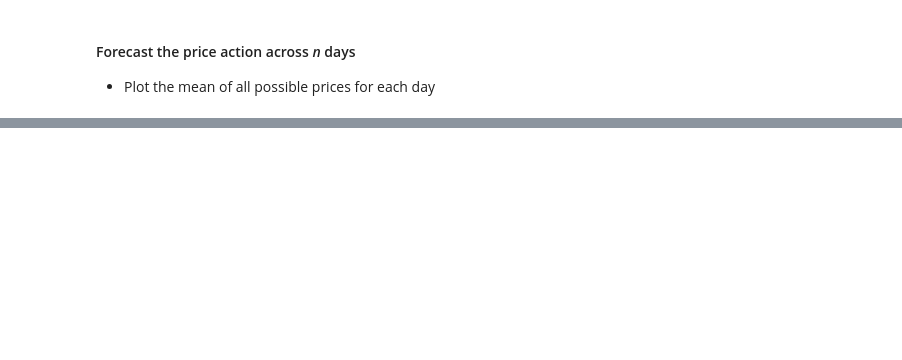
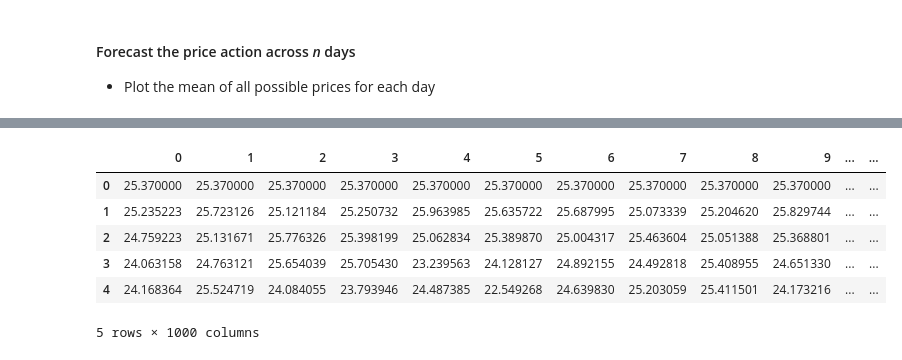
Before and after one commit to pntt/monte_carlo_stocks, a Jupyter notebook: notebooks/analysis_asx_bhp.ipynb, the cells around one changed output, grey strips where cells are left out. Saved outputs shown, nothing was run; the diff lists cells and outputs as text; code cells hidden in the pictures; blank space fills up the shorter version.

```diff
--- a/notebooks/analysis_asx_bhp.ipynb
+++ b/notebooks/analysis_asx_bhp.ipynb
@@ -231,0 +318,10 @@ forecasts.mean(axis=1).plot(title="Mean BHP Price")
+# %%
+forecasts2.head()
+# %% [output]
+|  | 0 | 1 | 2 | 3 | 4 | 5 | 6 | 7 | 8 | 9 | ... | ... |
+| 0 | 25.370000 | 25.370000 | 25.370000 | 25.370000 | 25.370000 | 25.370000 | 25.370000 | 25.370000 | 25.370000 | 25.370000 | ... | ... |
+| 1 | 25.235223 | 25.723126 | 25.121184 | 25.250732 | 25.963985 | 25.635722 | 25.687995 | 25.073339 | 25.204620 | 25.829744 | ... | ... |
+| 2 | 24.759223 | 25.131671 | 25.776326 | 25.398199 | 25.062834 | 25.389870 | 25.004317 | 25.463604 | 25.051388 | 25.368801 | ... | ... |
+| 3 | 24.063158 | 24.763121 | 25.654039 | 25.705430 | 23.239563 | 24.128127 | 24.892155 | 24.492818 | 25.408955 | 24.651330 | ... | ... |
+| 4 | 24.168364 | 25.524719 | 24.084055 | 23.793946 | 24.487385 | 22.549268 | 24.639830 | 25.203059 | 25.411501 | 24.173216 | ... | ... |
+5 rows × 1000 columns
```
Also changed, not shown: parts of 32 cells of this notebook, 1 other file.
